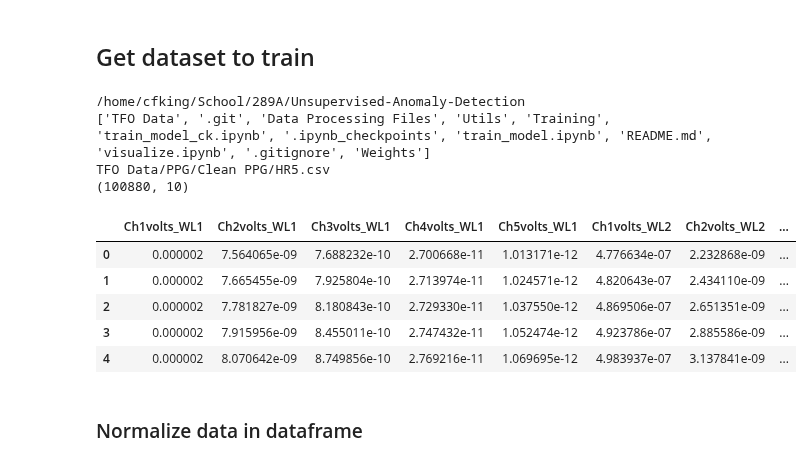
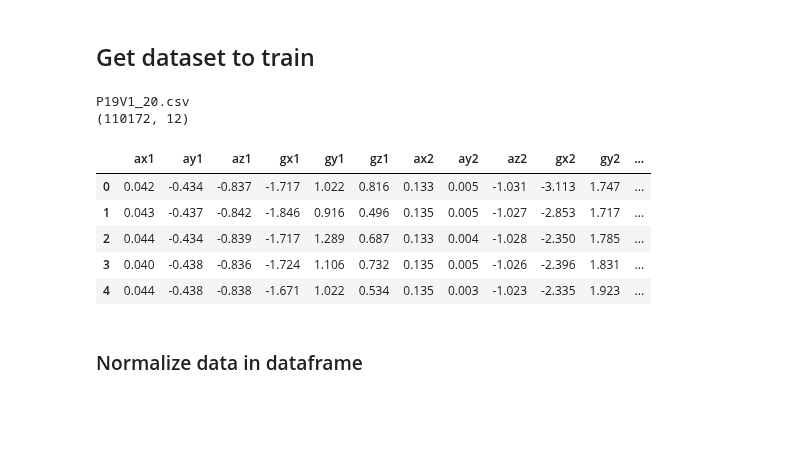
Before and after one commit to Th3RandyMan/Unsupervised-Anomaly-Detection, a Jupyter notebook: train_model_ck.ipynb, the cells around one changed output. Cells and saved outputs as stored; diff of their text form; code cells hidden in the pictures; blank space fills up the shorter version.

```diff
--- a/train_model_ck.ipynb
+++ b/train_model_ck.ipynb
@@ -9,45 +6,42 @@ The autoreload extension is already loaded. To reload it, use:
 # %%
 import json
 import torch    #if error, restart kernel
 import torch.utils.data
 from torch import nn, optim
 from torch.nn import functional as F
 from torchvision import datasets, transforms
 from torchvision.utils import save_image
 
 import glob
 import pandas as pd
-import os
 
 Fs = 100  # Sampling frequency
 
 # Path to the folder containing the CSV files
-folder_path = "TFO Data/PPG/Clean PPG"
+folder_path = "TFO Data\IMU"
 
 # Get the list of CSV files in the folder
-file_list = glob.glob(folder_path + "/*.csv")
+file_list = glob.glob(folder_path + "\*.csv")
 file_path = file_list[0]
 
 # Read the CSV file into a pandas dataframe
 df = pd.read_csv(file_path)
-#df = df[df.columns[2:-1]]  # Remove the time, index, and temperature columns
+df = df[df.columns[2:-1]]  # Remove the time, index, and temperature columns
 
 # Show the head of the dataframe
 title = file_path.split("\\")[-1]
 print(title)
 print(df.shape)
 df.head()
 # %% [output]
-/home/cfking/School/289A/Unsupervised-Anomaly-Detection
-['TFO Data', '.git', 'Data Processing Files', 'Utils', 'Training', 'train_model_ck.ipynb', '.ipynb_checkpoints', 'train_model.ipynb', 'README.md', 'visualize.ipynb', '.gitignore', 'Weights']
-TFO Data/PPG/Clean PPG/HR5.csv
-(100880, 10)
+P19V1_20.csv
+(110172, 12)
-|  | Ch1volts_WL1 | Ch2volts_WL1 | Ch3volts_WL1 | Ch4volts_WL1 | Ch5volts_WL1 | Ch1volts_WL2 | Ch2volts_WL2 | ... |
-| 0 | 0.000002 | 7.564065e-09 | 7.688232e-10 | 2.700668e-11 | 1.013171e-12 | 4.776634e-07 | 2.232868e-09 | ... |
-| 1 | 0.000002 | 7.665455e-09 | 7.925804e-10 | 2.713974e-11 | 1.024571e-12 | 4.820643e-07 | 2.434110e-09 | ... |
-| 2 | 0.000002 | 7.781827e-09 | 8.180843e-10 | 2.729330e-11 | 1.037550e-12 | 4.869506e-07 | 2.651351e-09 | ... |
-| 3 | 0.000002 | 7.915956e-09 | 8.455011e-10 | 2.747432e-11 | 1.052474e-12 | 4.923786e-07 | 2.885586e-09 | ... |
-| 4 | 0.000002 | 8.070642e-09 | 8.749856e-10 | 2.769216e-11 | 1.069695e-12 | 4.983937e-07 | 3.137841e-09 | ... |
+|  | ax1 | ay1 | az1 | gx1 | gy1 | gz1 | ax2 | ay2 | az2 | gx2 | gy2 | ... |
+| 0 | 0.042 | -0.434 | -0.837 | -1.717 | 1.022 | 0.816 | 0.133 | 0.005 | -1.031 | -3.113 | 1.747 | ... |
+| 1 | 0.043 | -0.437 | -0.842 | -1.846 | 0.916 | 0.496 | 0.135 | 0.005 | -1.027 | -2.853 | 1.717 | ... |
+| 2 | 0.044 | -0.434 | -0.839 | -1.717 | 1.289 | 0.687 | 0.133 | 0.004 | -1.028 | -2.350 | 1.785 | ... |
+| 3 | 0.040 | -0.438 | -0.836 | -1.724 | 1.106 | 0.732 | 0.135 | 0.005 | -1.026 | -2.396 | 1.831 | ... |
+| 4 | 0.044 | -0.438 | -0.838 | -1.671 | 1.022 | 0.534 | 0.135 | 0.003 | -1.023 | -2.335 | 1.923 | ... |
 # %% [markdown]
 ### Normalize data in dataframe
 # %%
```
Also changed, not shown: parts of 18 cells of this notebook, 2 other files.
